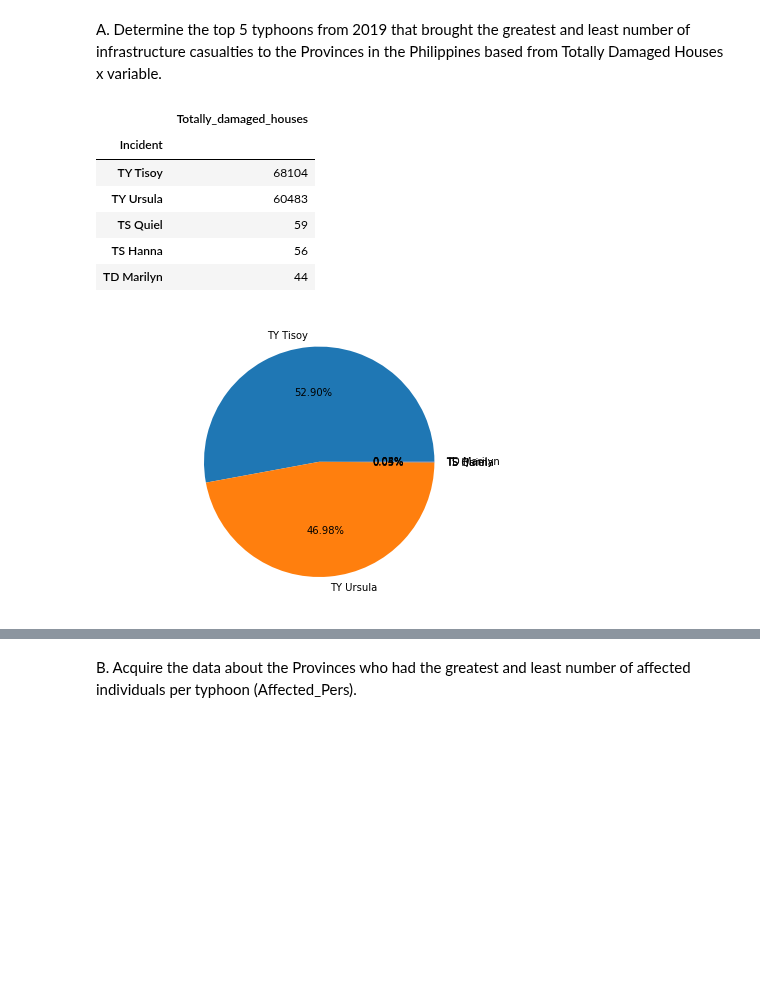
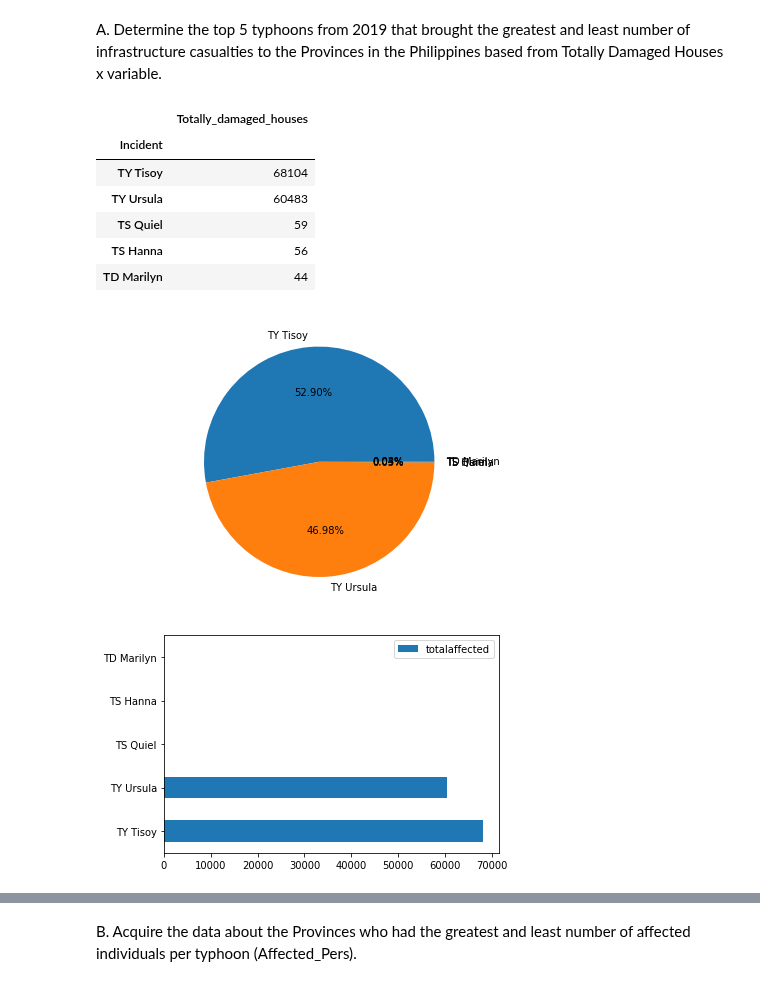
Before and after one commit to GEA960/ITBA-3207_TeamTyphoonAnalysts, a Jupyter notebook: Data Sets Coding Analysis/Data Analysis and Coding for Both Data Sets.ipynb, the cells around one changed output, grey strips where cells are left out. Saved outputs shown, nothing was run; the diff lists cells and outputs as text; code cells hidden in the pictures; blank space fills up the shorter version.

```diff
--- a/Data Sets Coding Analysis/Data Analysis and Coding for Both Data Sets.ipynb
+++ b/Data Sets Coding Analysis/Data Analysis and Coding for Both Data Sets.ipynb
@@ -267,26 +267,35 @@ A. Determine the top 5 typhoons from 2019 that brought the greatest and least nu
 # %%
 cyclone=new_df.groupby("Incident")
 dhouse=cyclone["Totally_damaged_houses"].sum()
 typ=pd.DataFrame(dhouse)
 
 cycph=typ.sort_values(by="Totally_damaged_houses", ascending=False)
 tdh=cycph.head(5)
 display(tdh)
 
 #graphing of data
 fig = plt.figure()
 ax = fig.add_axes([0,0,1,1])
 ax.axis('equal')
 storms = ['TY Tisoy', 'TY Ursula', 'TS Quiel', 'TS Hanna', 'TD Marilyn']
 damages = [68104,60483,59,56,44]
 ax.pie(damages, labels = storms,autopct='%1.2f%%')
 plt.show()
+
+#data graphing
+totalaffected = [68104, 60483, 59, 56, 44]
+index = ['TY Tisoy', 'TY Ursula', 'TS Quiel',
+         'TS Hanna', 'TD Marilyn']
+df = pd.DataFrame({'totalaffected': totalaffected,
+                   'Province': index}, index=index)
+ax = df.plot.barh(y='totalaffected')
 # %% [output]
 |  | Totally_damaged_houses |
 | Incident |  |
 | TY Tisoy | 68104 |
 | TY Ursula | 60483 |
 | TS Quiel | 59 |
 | TS Hanna | 56 |
 | TD Marilyn | 44 |
 [figure]
+[figure, added]
```
Also changed, not shown: parts of 1 cell of this notebook, 2 other files.
